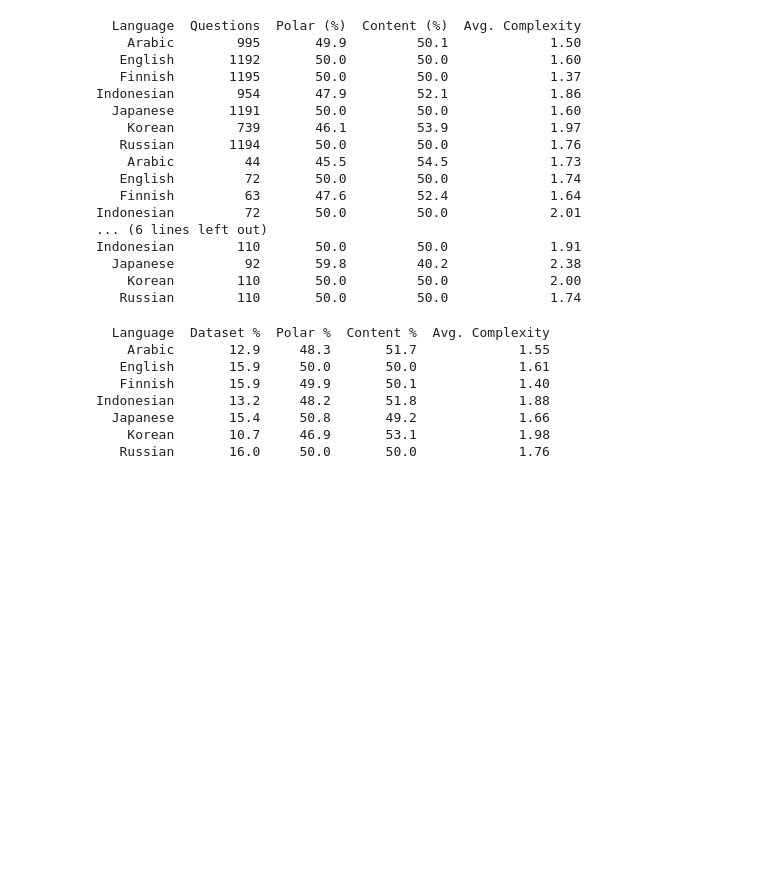
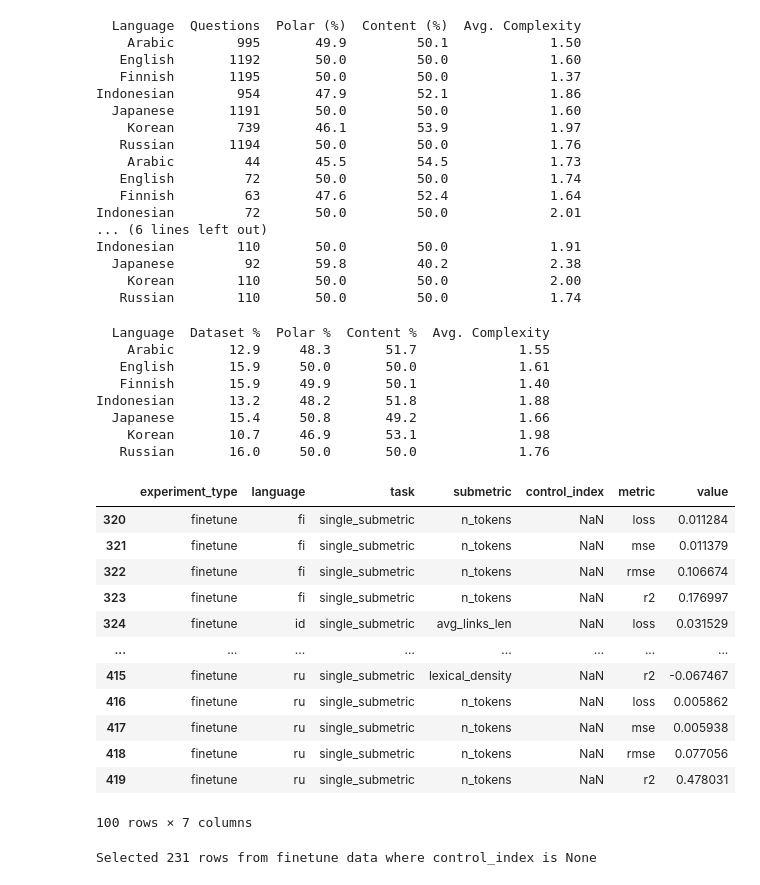
Before and after one commit to rokokot/qtype-eval, a Jupyter notebook: visualization/notebooks/result_visualization.ipynb, the cells around one changed output. Cells and saved outputs as stored; diff of their text form; code cells hidden in the pictures; blank space fills up the shorter version.

```diff
--- a/visualization/notebooks/result_visualization.ipynb
+++ b/visualization/notebooks/result_visualization.ipynb
@@ -124,0 +138,34 @@ Indonesian       13.2     48.2       51.8             1.88
+# %%
+finetune_real.tail(100)
+# %% [output]
+|  | experiment_type | language | task | submetric | control_index | metric | value |
+| 320 | finetune | fi | single_submetric | n_tokens | NaN | loss | 0.011284 |
+| 321 | finetune | fi | single_submetric | n_tokens | NaN | mse | 0.011379 |
+| 322 | finetune | fi | single_submetric | n_tokens | NaN | rmse | 0.106674 |
+| 323 | finetune | fi | single_submetric | n_tokens | NaN | r2 | 0.176997 |
+| 324 | finetune | id | single_submetric | avg_links_len | NaN | loss | 0.031529 |
+| ... | ... | ... | ... | ... | ... | ... | ... |
+| 415 | finetune | ru | single_submetric | lexical_density | NaN | r2 | -0.067467 |
+| 416 | finetune | ru | single_submetric | n_tokens | NaN | loss | 0.005862 |
+| 417 | finetune | ru | single_submetric | n_tokens | NaN | mse | 0.005938 |
+| 418 | finetune | ru | single_submetric | n_tokens | NaN | rmse | 0.077056 |
+| 419 | finetune | ru | single_submetric | n_tokens | NaN | r2 | 0.478031 |
+100 rows × 7 columns
+# %%
+print(f"Selected {len(finetune_real)} rows from finetune data where control_index is None")
+
+finetune_processed = pd.DataFrame()
+finetune_processed['language'] = finetune_real['language']
+finetune_processed['real'] = finetune_real['value']
+finetune_processed['task'] = finetune_real['task']
+finetune_processed['metric'] = finetune_real['metric']
+finetune_processed['submetric'] = finetune_real['submetric']
+finetune_processed['model_type'] = 'finetune'
+finetune_processed['control1'] = np.nan
+finetune_processed['control2'] = np.nan
+finetune_processed['control3'] = np.nan
+finetune_processed['control_mean'] = np.nan
+finetune_processed['selectivity'] = np.nan
+finetune_processed['normalized_selectivity'] = np.nan
+# %% [output]
+Selected 231 rows from finetune data where control_index is None
```
Also changed, not shown: parts of 14 cells of this notebook, 6 other files.
